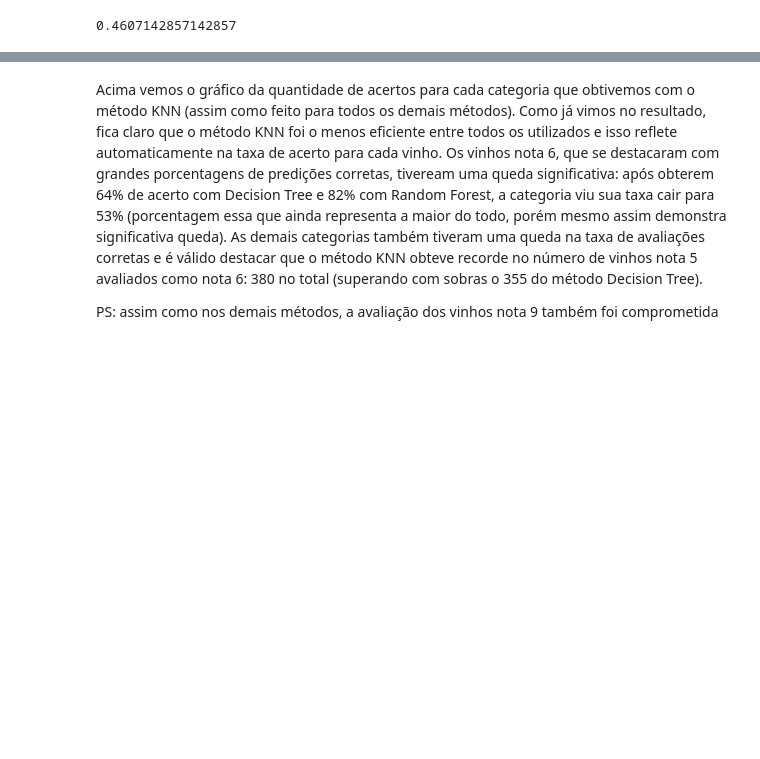
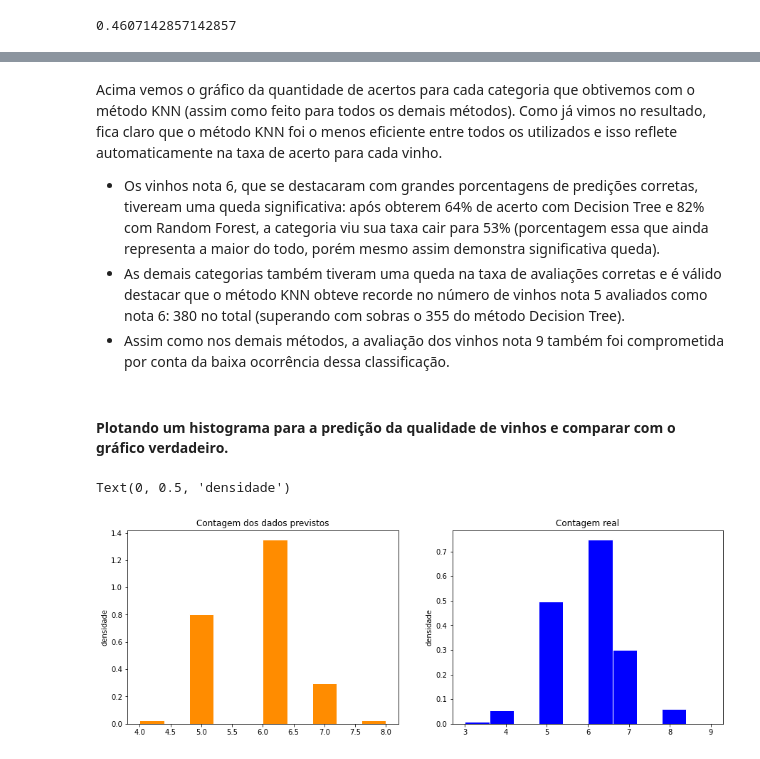
Before and after one commit to BarbosaGabriel1110/Projeto-2-CDADOS, a Jupyter notebook: Projeto 2 CDados.ipynb, the cells around one changed output, grey strips where cells are left out. Cells and saved outputs as stored; diff of their text form; code cells hidden in the pictures; blank space fills up the shorter version.

```diff
--- a/Projeto 2 CDados.ipynb
+++ b/Projeto 2 CDados.ipynb
@@ -208,4 +316,24 @@ plot_confusion_matrix(clf3, X_test, y_test, labels = dados1['quality'].drop_dupl
 # %% [markdown]
-Acima vemos o gráfico da quantidade de acertos para cada categoria que obtivemos com o método KNN (assim como feito para todos os demais métodos). Como já vimos no resultado, fica claro que o método KNN foi o menos eficiente entre todos os utilizados e isso reflete automaticamente na taxa de acerto para cada vinho. Os vinhos nota 6, que se destacaram com grandes porcentagens de predições corretas, tiveream uma queda significativa: após obterem 64% de acerto com Decision Tree e 82% com Random Forest, a categoria viu sua taxa cair para 53% (porcentagem essa que ainda representa a maior do todo, porém mesmo assim demonstra significativa queda). As demais categorias também tiveram uma queda na taxa de avaliações corretas e é válido destacar que o método KNN obteve recorde no número de vinhos nota 5 avaliados como nota 6: 380 no total (superando com sobras o 355 do método Decision Tree).
-
-PS: assim como nos demais métodos, a avaliação dos vinhos nota 9 também foi comprometida
+Acima vemos o gráfico da quantidade de acertos para cada categoria que obtivemos com o método KNN (assim como feito para todos os demais métodos). Como já vimos no resultado, fica claro que o método KNN foi o menos eficiente entre todos os utilizados e isso reflete automaticamente na taxa de acerto para cada vinho.
+* Os vinhos nota 6, que se destacaram com grandes porcentagens de predições corretas, tiveream uma queda significativa: após obterem 64% de acerto com Decision Tree e 82% com Random Forest, a categoria viu sua taxa cair para 53% (porcentagem essa que ainda representa a maior do todo, porém mesmo assim demonstra significativa queda).
+* As demais categorias também tiveram uma queda na taxa de avaliações corretas e é válido destacar que o método KNN obteve recorde no número de vinhos nota 5 avaliados como nota 6: 380 no total (superando com sobras o 355 do método Decision Tree).
+* Assim como nos demais métodos, a avaliação dos vinhos nota 9 também foi comprometida por conta da baixa ocorrência dessa classificação.
+# %% [markdown]
+#### Plotando um histograma para a predição da qualidade de vinhos e comparar com o gráfico verdadeiro.
+# %%
+dados_previstos = clf3.predict(X_test)
+
+plt.figure(figsize=(15, 5))
+
+plt.subplot(121)
+plt.hist(dados_previstos, edgecolor='white', color='darkorange', density = True)
+plt.title('Contagem dos dados previstos')
+plt.ylabel('densidade')
+
+plt.subplot(122)
+plt.hist(dados1.quality, edgecolor='white', color='blue', density = True)
+plt.title('Contagem real')
+plt.ylabel('densidade')
+# %% [output]
+Text(0, 0.5, 'densidade')
+[figure, added]
```
Also changed, not shown: parts of 51 cells of this notebook.
